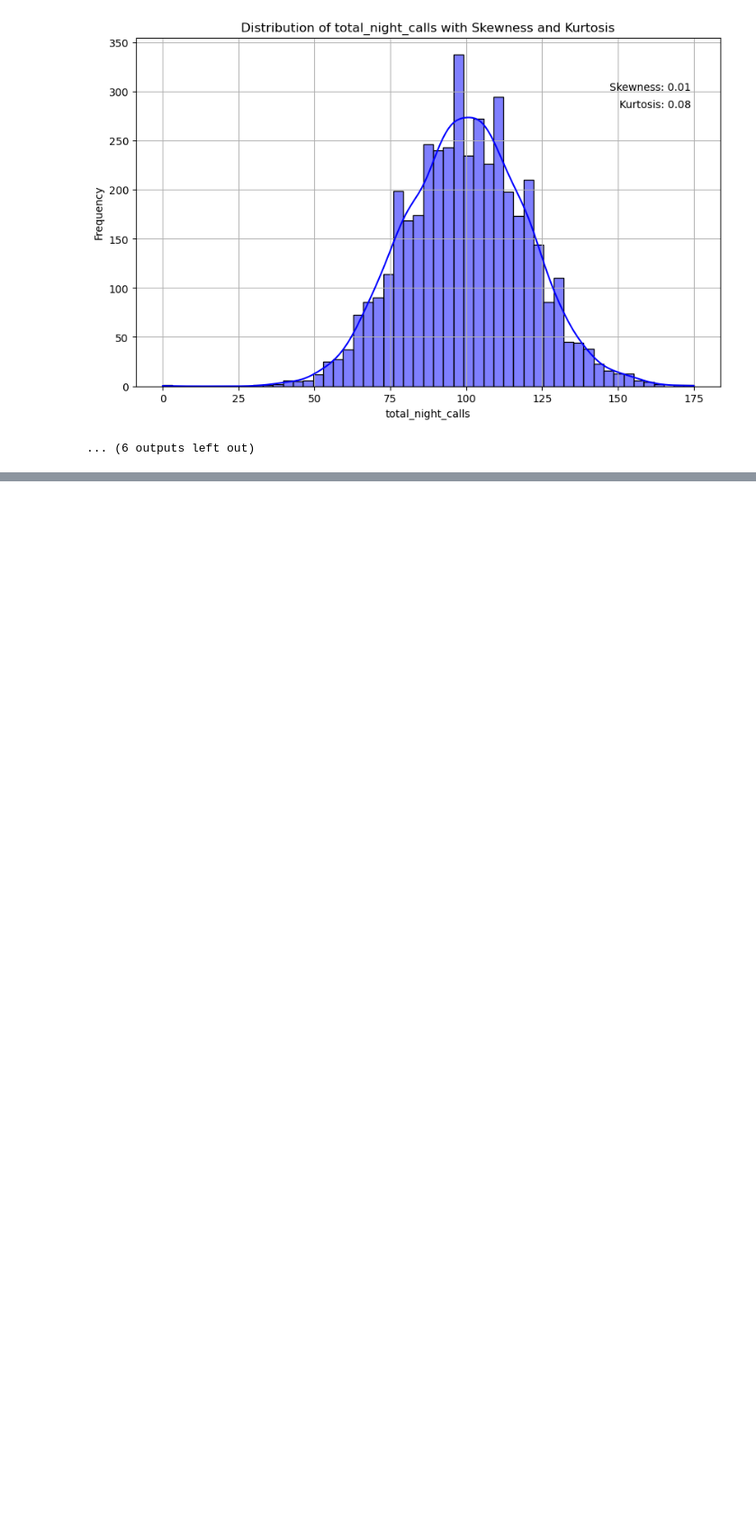
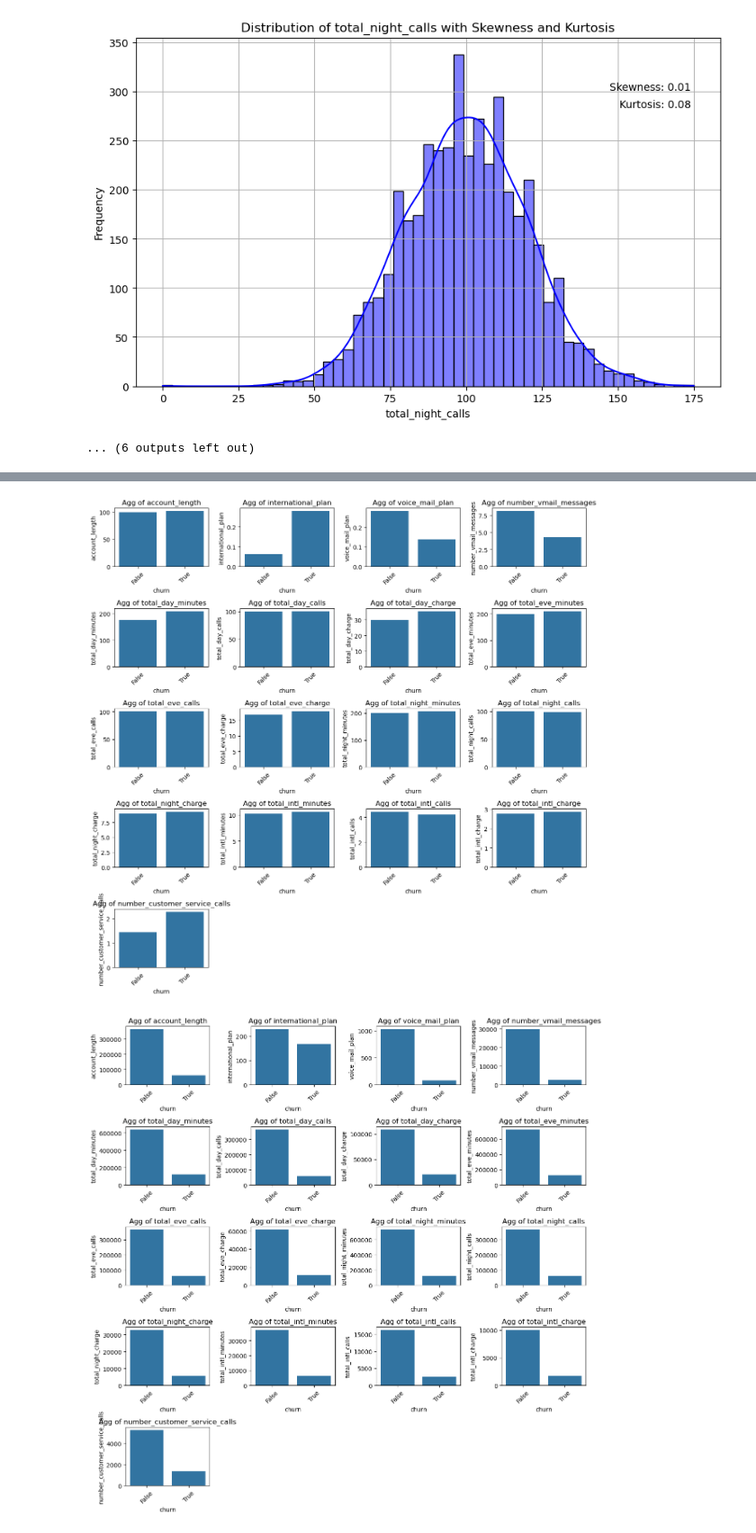
Before and after one commit to MaukanMir/BigQuery-Churn-Analysis, a Jupyter notebook: training.ipynb, the cells around one changed output, grey strips where cells are left out. Shown at 90% size. Drawn from its saved outputs; the diff is of its cells as text; code cells hidden in the pictures; blank space fills up the shorter version.

```diff
--- a/training.ipynb
+++ b/training.ipynb
@@ -200,0 +282,6 @@ dist_plot(numerical_types)
+# %%
+aggregate_dataset(df, numerical_types.columns, "churn", "mean")
+aggregate_dataset(df, numerical_types.columns, "churn", "sum")
+# %% [output]
+[figure, added]
+[figure, added]
```
Also changed, not shown: parts of 3 cells of this notebook.
